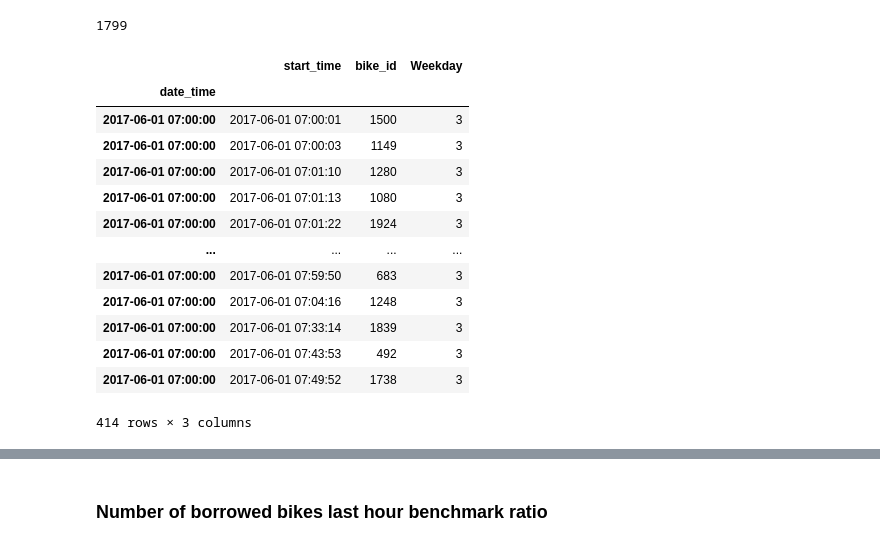
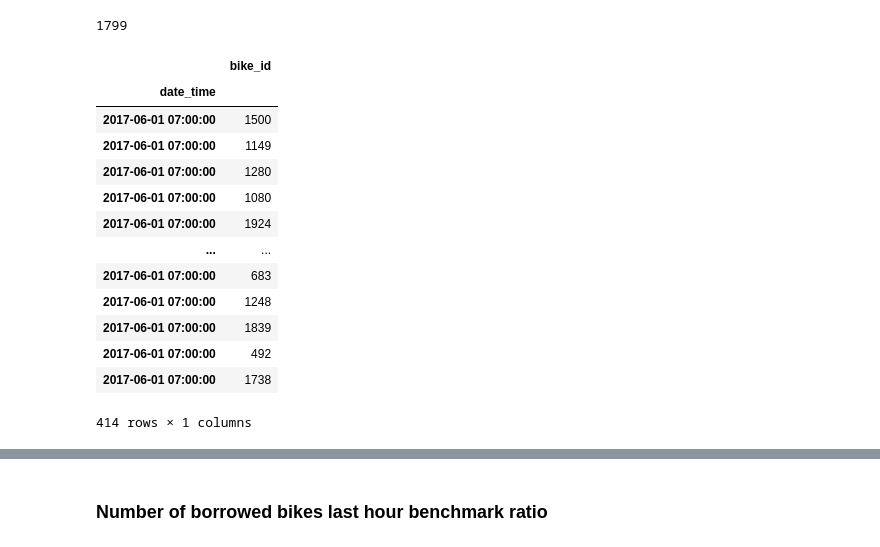
Before and after one commit to NiklasNesseler/ProjectNotFound, a Jupyter notebook: DSML_GroupProject_Boston2017.ipynb, the cells around one changed output, grey strips where cells are left out. Drawn from its saved outputs; the diff is of its cells as text; code cells hidden in the pictures.

```diff
--- a/DSML_GroupProject_Boston2017.ipynb
+++ b/DSML_GroupProject_Boston2017.ipynb
@@ -880,22 +877,22 @@ a.size
 1799
 # %%
 #extract the prime hour from a random data
-rdb=raw_data_boston[["date_time","start_time","bike_id","Weekday"]]
-
+rdb=raw_data_boston[["date_time","bike_id"]]
+b=rdb.value_counts()
 rdb=rdb.set_index(["date_time"])
 rdb.loc["2017-06-01 07:00:00"]
 # %% [output]
-|  | start_time | bike_id | Weekday |
-| date_time |  |  |  |
-| 2017-06-01 07:00:00 | 2017-06-01 07:00:01 | 1500 | 3 |
-| 2017-06-01 07:00:00 | 2017-06-01 07:00:03 | 1149 | 3 |
-| 2017-06-01 07:00:00 | 2017-06-01 07:01:10 | 1280 | 3 |
-| 2017-06-01 07:00:00 | 2017-06-01 07:01:13 | 1080 | 3 |
-| 2017-06-01 07:00:00 | 2017-06-01 07:01:22 | 1924 | 3 |
-| ... | ... | ... | ... |
-| 2017-06-01 07:00:00 | 2017-06-01 07:59:50 | 683 | 3 |
-| 2017-06-01 07:00:00 | 2017-06-01 07:04:16 | 1248 | 3 |
-| 2017-06-01 07:00:00 | 2017-06-01 07:33:14 | 1839 | 3 |
-| 2017-06-01 07:00:00 | 2017-06-01 07:43:53 | 492 | 3 |
-| 2017-06-01 07:00:00 | 2017-06-01 07:49:52 | 1738 | 3 |
+|  | bike_id |
+| date_time |  |
+| 2017-06-01 07:00:00 | 1500 |
+| 2017-06-01 07:00:00 | 1149 |
+| 2017-06-01 07:00:00 | 1280 |
+| 2017-06-01 07:00:00 | 1080 |
+| 2017-06-01 07:00:00 | 1924 |
+| ... | ... |
+| 2017-06-01 07:00:00 | 683 |
+| 2017-06-01 07:00:00 | 1248 |
+| 2017-06-01 07:00:00 | 1839 |
+| 2017-06-01 07:00:00 | 492 |
+| 2017-06-01 07:00:00 | 1738 |
-414 rows × 3 columns
+414 rows × 1 columns
```
Also changed, not shown: parts of 10 cells of this notebook.
